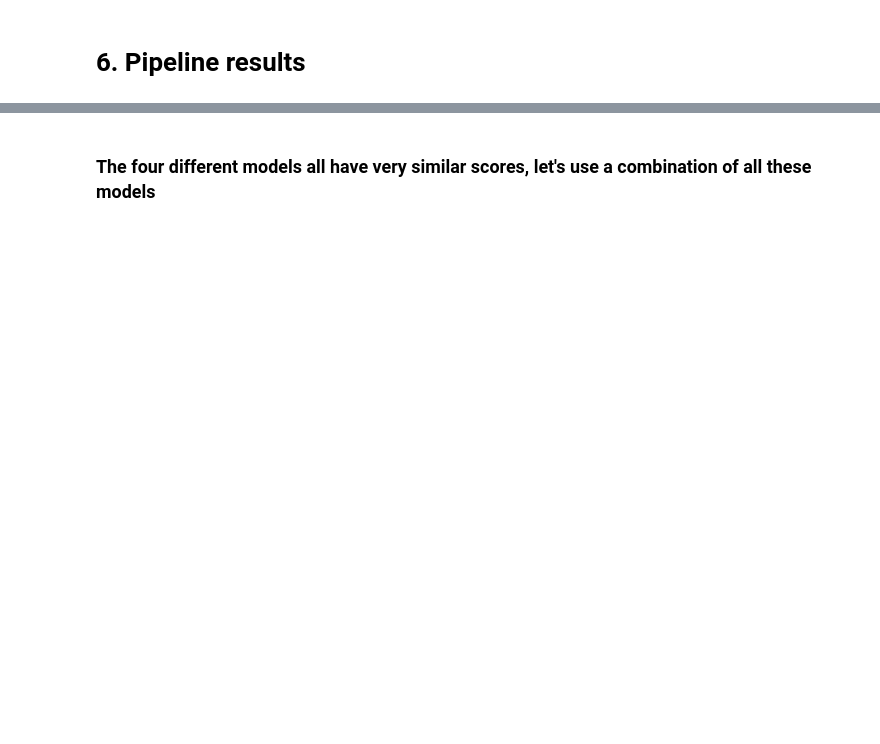
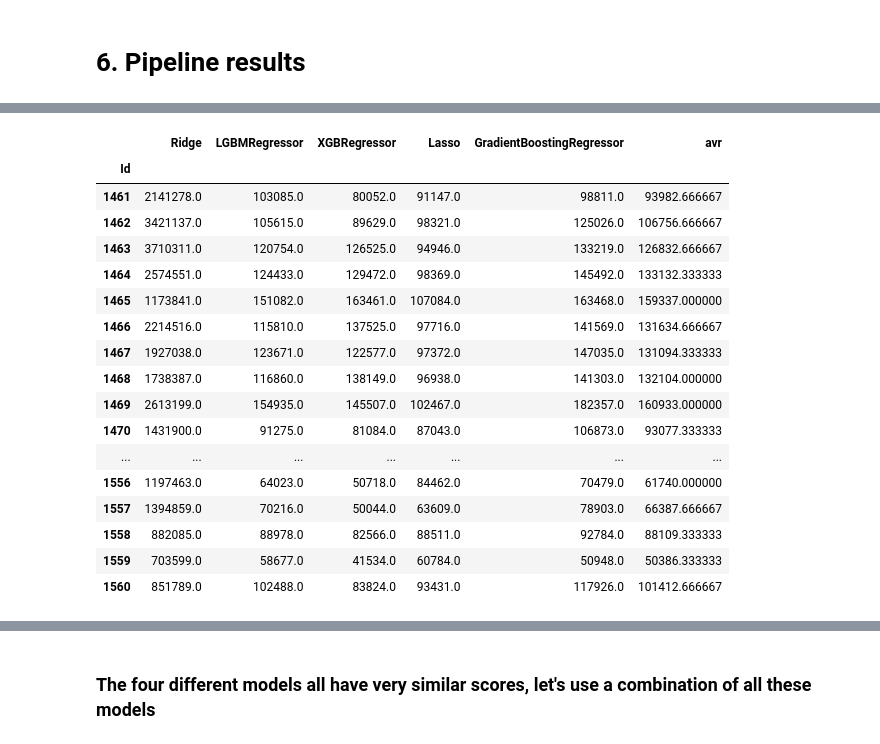
Before and after one commit to max-lutz/Kaggle_competitions, a Jupyter notebook: house-price-regression-full-eda-ml-workflow.ipynb, the cells around one changed output, grey strips where cells are left out. Drawn from its saved outputs; the diff is of its cells as text; code cells hidden in the pictures; blank space fills up the shorter version.

Commit message:
investigate why all my models over or underestimate the test set by a lot

```diff
--- a/house-price-regression-full-eda-ml-workflow.ipynb
+++ b/house-price-regression-full-eda-ml-workflow.ipynb
@@ -1095,22 +1099,23 @@ def plot_result_regression(y_train, y_train_pred, algo_name):
     plt.show()
 # %%
 models_list = {'Ridge': Ridge(),
-               'DecisionTree Regressor': DecisionTreeRegressor(),
+               #'DecisionTree Regressor': DecisionTreeRegressor(),
                #'Random Forest': RandomForestRegressor(),
-               'SVR': SVR(),
+               #'SVR': SVR(),
                'LGBMRegressor' :LGBMRegressor(verbosity = 0, force_row_wise=True),
                'XGBRegressor': XGBRegressor(use_label_encoder=False, verbosity = 0),
                #'CatBoostRegressor': CatBoostRegressor(verbose = 0),
-               'Lasso': Lasso(alpha=0.0005),
-               'KernelRidge': KernelRidge(),
-               'ElasticNet': ElasticNet(alpha=0.0004, l1_ratio=0.9),
-               'BayesianRidge': BayesianRidge(),
+               'Lasso': Lasso(alpha=0.1),
+               #'KernelRidge': KernelRidge(),
+               #'ElasticNet': ElasticNet(alpha=0.0004, l1_ratio=0.9),
+               #'BayesianRidge': BayesianRidge(),
                'GradientBoostingRegressor': GradientBoostingRegressor()}
 
 scoring = {'max_error': 'max_error', 'neg_mean_squared_error': 'neg_mean_squared_error', 'r2':'r2'}
 columns = ['Model', 'Median fit time', 'Mean max error', 'Std max error', 'Mean error', 'Std mean error', 'Mean r2', 'Std r2']
 
 model_perf_matrix = []
+predictions = pd.DataFrame()
 for model_name, model in models_list.items():
     pipeline = Pipeline([
         ('preprocessing' , preprocessing),
@@ -1127,8 +1132,8 @@ for model_name, model in models_list.items():
                                           round(np.sqrt(-cv_score['test_neg_mean_squared_error']).mean(),4), round(np.sqrt(-cv_score['test_neg_mean_squared_error']).std(),4),
                                           round(cv_score['test_r2'].mean(),4), round(cv_score['test_r2'].std(),4)])
 
-    #pipeline.fit(X,y)
-    #plot_result_regression(y, pipeline.predict(X), model_name)
+    pipeline.fit(X,y)
+    predictions[model_name] = np.floor(np.expm1(pipeline.predict(X_pred))).T
 
 df_model_perf = pd.DataFrame(model_perf_matrix, columns=columns)
 df_model_perf
@@ -1135,3 +1147,26 @@ df_model_perf
+# %%
+predictions.index = pd.read_csv("/kaggle/input/house-prices-advanced-regression-techniques/test.csv").Id
+predictions['avr'] = predictions[['LGBMRegressor', 'XGBRegressor', 'GradientBoostingRegressor']].mean(axis=1)
+predictions.head(100)
+# %% [output]
+|  | Ridge | LGBMRegressor | XGBRegressor | Lasso | GradientBoostingRegressor | avr |
+| Id |  |  |  |  |  |  |
+| 1461 | 2141278.0 | 103085.0 | 80052.0 | 91147.0 | 98811.0 | 93982.666667 |
+| 1462 | 3421137.0 | 105615.0 | 89629.0 | 98321.0 | 125026.0 | 106756.666667 |
+| 1463 | 3710311.0 | 120754.0 | 126525.0 | 94946.0 | 133219.0 | 126832.666667 |
+| 1464 | 2574551.0 | 124433.0 | 129472.0 | 98369.0 | 145492.0 | 133132.333333 |
+| 1465 | 1173841.0 | 151082.0 | 163461.0 | 107084.0 | 163468.0 | 159337.000000 |
+| 1466 | 2214516.0 | 115810.0 | 137525.0 | 97716.0 | 141569.0 | 131634.666667 |
+| 1467 | 1927038.0 | 123671.0 | 122577.0 | 97372.0 | 147035.0 | 131094.333333 |
+| 1468 | 1738387.0 | 116860.0 | 138149.0 | 96938.0 | 141303.0 | 132104.000000 |
+| 1469 | 2613199.0 | 154935.0 | 145507.0 | 102467.0 | 182357.0 | 160933.000000 |
+| 1470 | 1431900.0 | 91275.0 | 81084.0 | 87043.0 | 106873.0 | 93077.333333 |
+| ... | ... | ... | ... | ... | ... | ... |
+| 1556 | 1197463.0 | 64023.0 | 50718.0 | 84462.0 | 70479.0 | 61740.000000 |
+| 1557 | 1394859.0 | 70216.0 | 50044.0 | 63609.0 | 78903.0 | 66387.666667 |
+| 1558 | 882085.0 | 88978.0 | 82566.0 | 88511.0 | 92784.0 | 88109.333333 |
+| 1559 | 703599.0 | 58677.0 | 41534.0 | 60784.0 | 50948.0 | 50386.333333 |
+| 1560 | 851789.0 | 102488.0 | 83824.0 | 93431.0 | 117926.0 | 101412.666667 |
 # %%
 models_list = { 'BayesianRidge': { 'model' : BayesianRidge(),
                                          'param_grid' : {
```
Also changed, not shown: parts of 18 cells of this notebook.
